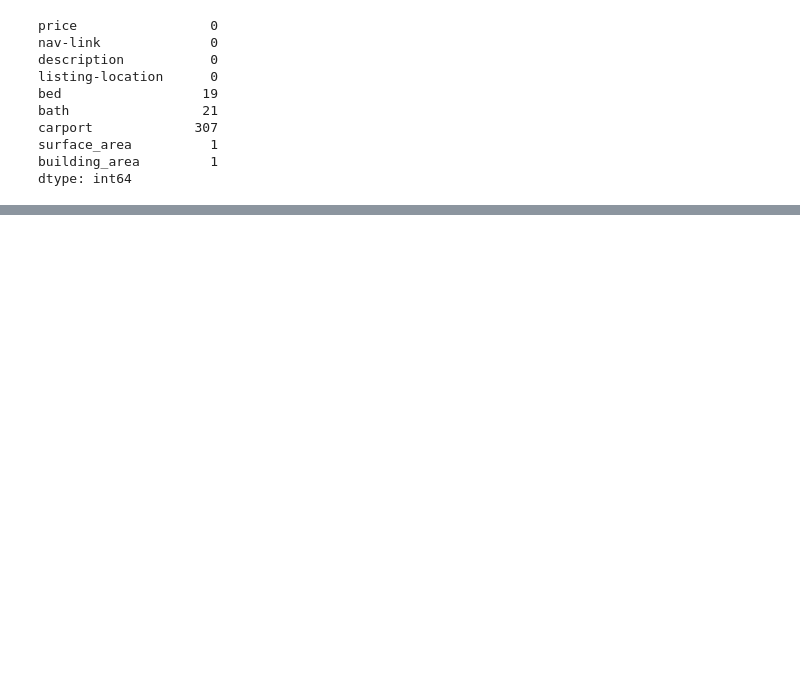
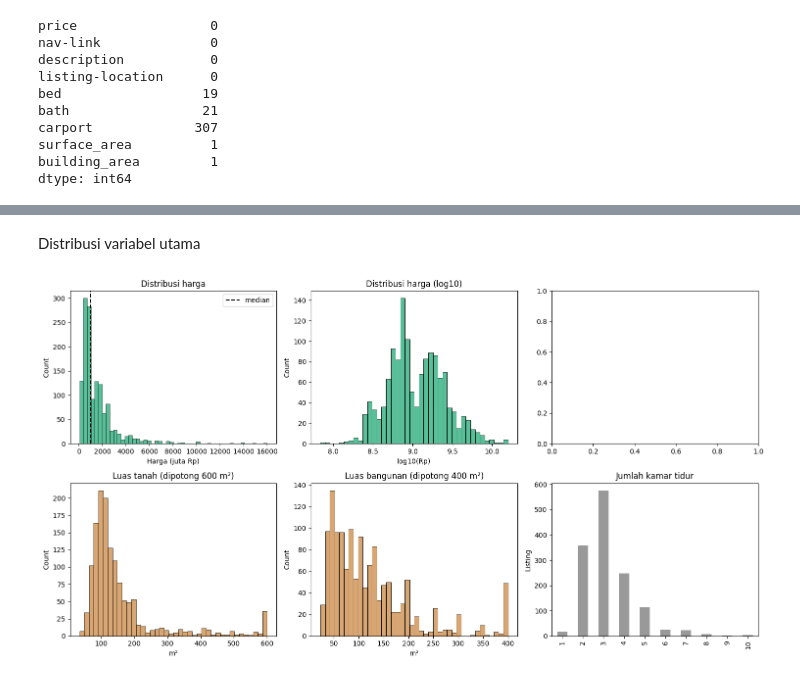
Before and after one commit to Affanzaky06/pPrediksi_Harga_Rumah_DS, a Jupyter notebook: prediksi.ipynb, the cells around one changed output, grey strips where cells are left out. Saved outputs shown, nothing was run; the diff lists cells and outputs as text; code cells hidden in the pictures; blank space fills up the shorter version.

```diff
--- a/prediksi.ipynb
+++ b/prediksi.ipynb
@@ -67,0 +387,22 @@ dtype: int64
+# %%
+# ============ 4. EDA ============
+# Dataset analisis = data mentah dikurangi duplikat dan baris terkena aturan pengecualian.
+# Aturan "Luas bangunan > luas tanah" TIDAK dibuang (24,5% data, rumah bertingkat itu wajar).
+kolom_spek = ["harga", "lokasi", "kamar_tidur", "kamar_mandi", "carport", "luas_tanah", "luas_bangunan"]
+df_process["lokasi"] = df["listing-location"].str.replace(r"\s+", " ", regex=True).str.strip()
+
+# kab_admin dari Sel 3 sebelumnya; jika belum ada di df_process:
+if "kab_admin" not in df_process:
+    df_process["kab_admin"] = data["kab_admin"]
+
+dup = df_process.duplicated(kolom_spek)
+aturan_buang = [c for c in flag.columns if c != "Luas bangunan > luas tanah"]
+terkena = flag[aturan_buang].any(axis=1)
+
+eda = df_process[~dup & ~terkena].copy()
+print(f"Data mentah        : {len(df_process)}")
+print(f"Duplikat spesifikasi: {dup.sum()}")
+print(f"Terkena aturan      : {terkena.sum()}")
+print(f"Dataset analisis    : {len(eda)}")
+eda["harga_juta"] = eda["harga"] / 1e6
+num = ["harga", "luas_tanah", "luas_bangunan", "kamar_tidur", "kamar_mandi", "carport"]
@@ -67,0 +437,27 @@ dtype: int64
+# %% [markdown]
+Distribusi variabel utama
+# %%
+fig, ax = plt.subplots(2, 3, figsize=(15, 8))
+
+sns.histplot(eda["harga_juta"], bins=50, ax=ax[0,0], color="#2a7")
+ax[0,0].axvline(eda.harga_juta.median(), color="k", ls="--", label="median")
+ax[0,0].set(title="Distribusi harga", xlabel="Harga (juta Rp)"); ax[0,0].legend()
+
+sns.histplot(np.log10(eda["harga"]), bins=40, ax=ax[0,1], color="#2a7")
+ax[0,1].set(title="Distribusi harga (log10)", xlabel="log10(Rp)")
+
+# sns.histplot(eda["harga_per_m2"]/1e6, bins=40, ax=ax[0,2], color="#58a")
+# ax[0,2].set(title="Harga per m² tanah", xlabel="Juta Rp/m²")
+
+sns.histplot(eda["luas_tanah"].clip(upper=600), bins=40, ax=ax[1,0], color="#c84")
+ax[1,0].set(title="Luas tanah (dipotong 600 m²)", xlabel="m²")
+
+sns.histplot(eda["luas_bangunan"].clip(upper=400), bins=40, ax=ax[1,1], color="#c84")
+ax[1,1].set(title="Luas bangunan (dipotong 400 m²)", xlabel="m²")
+
+eda["kamar_tidur"].value_counts().sort_index().plot.bar(ax=ax[1,2], color="#999")
+ax[1,2].set(title="Jumlah kamar tidur", xlabel="", ylabel="Listing")
+
+plt.tight_layout(); plt.show()
+# %% [output]
+[figure, added]
```
Also changed, not shown: parts of 24 cells of this notebook.
